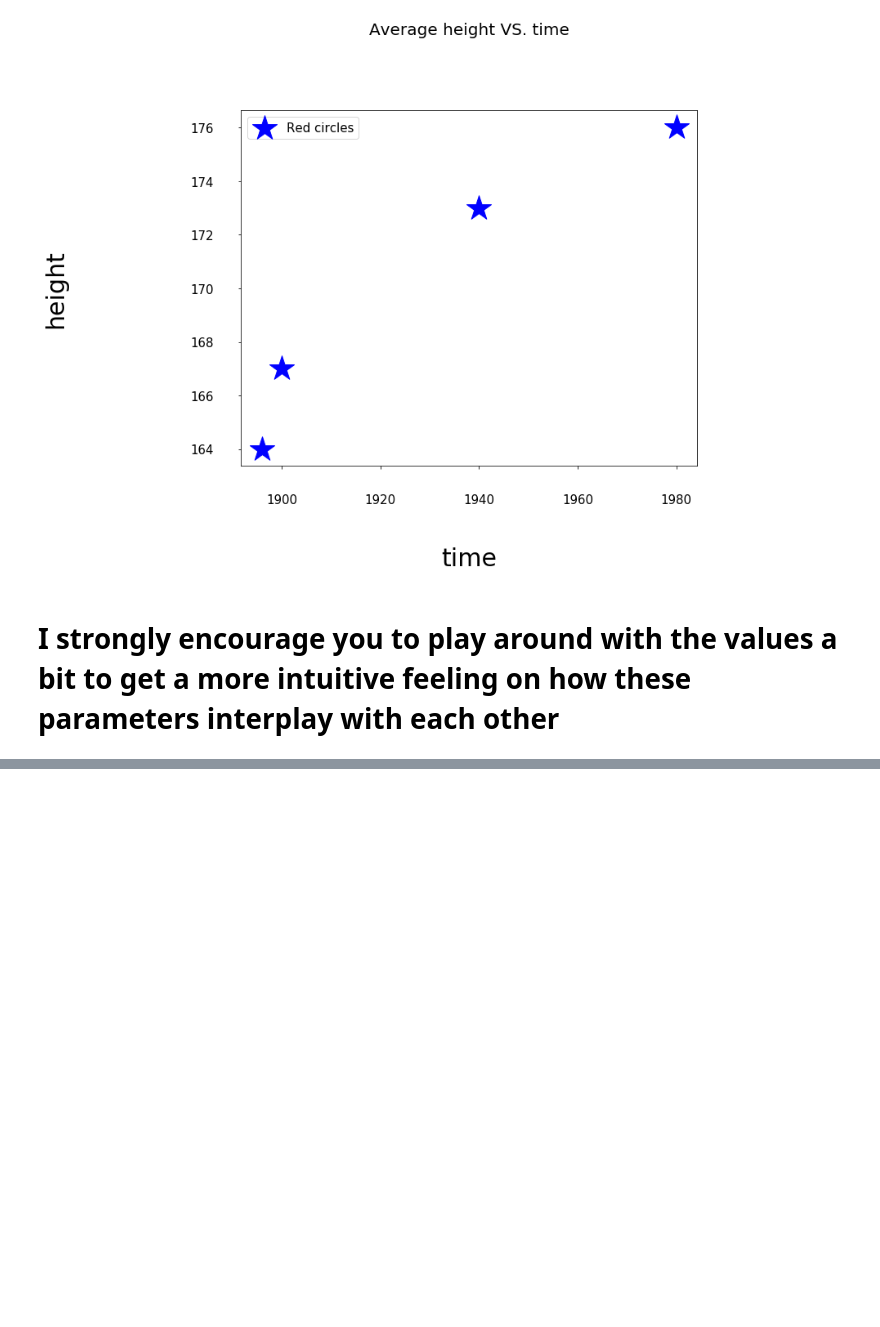
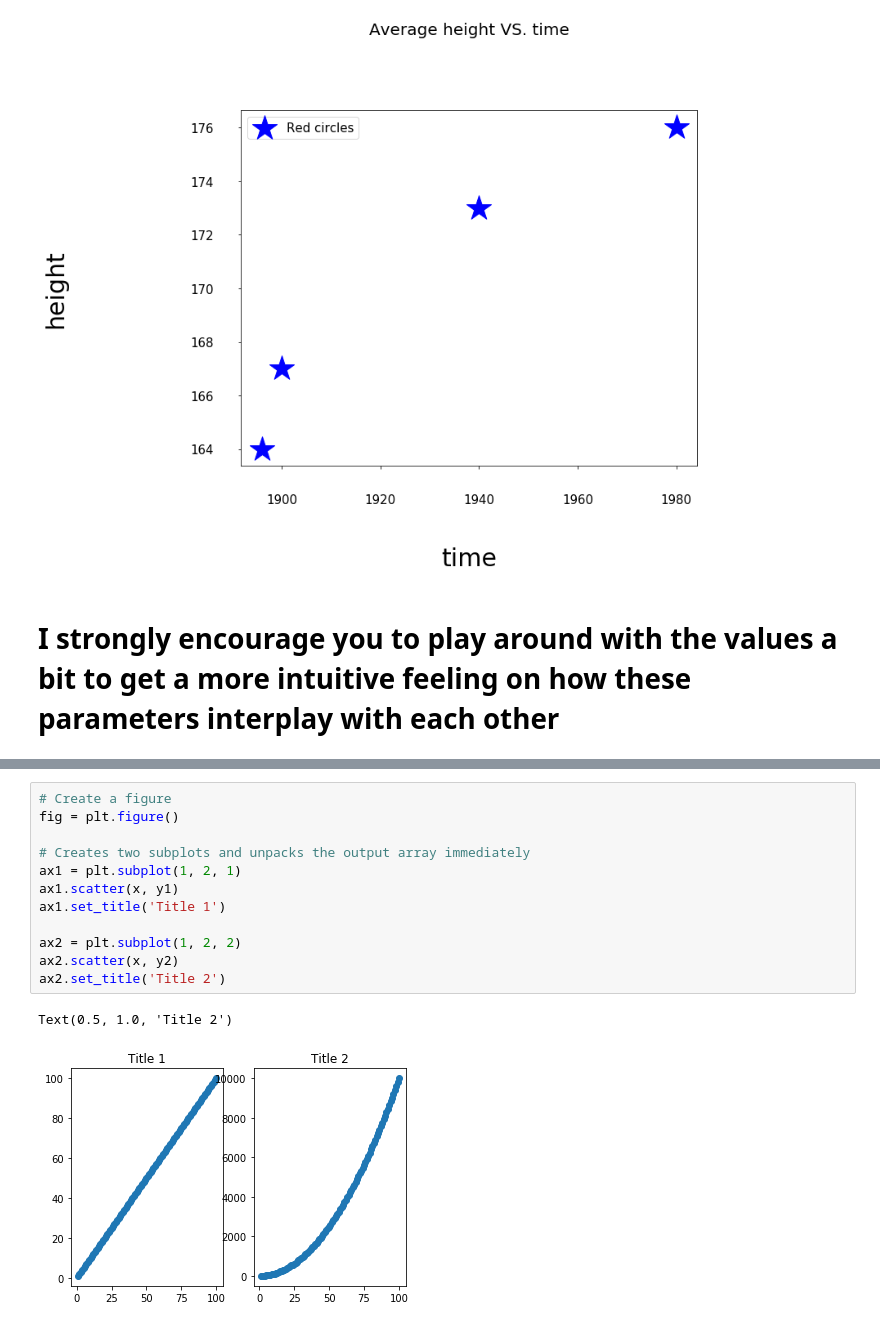
Before and after one commit to RuslanBrilenkov/Python_Tutorials, a Jupyter notebook: Learning_Plots_with_matplotlib.ipynb, the cells around one changed output, grey strips where cells are left out. Drawn from its saved outputs; the diff is of its cells as text; blank space fills up the shorter version.

```diff
--- a/Learning_Plots_with_matplotlib.ipynb
+++ b/Learning_Plots_with_matplotlib.ipynb
@@ -259,0 +351,15 @@ plt.legend(loc="best", fontsize=15)
+# %%
+# Create a figure
+fig = plt.figure()
+
+# Creates two subplots and unpacks the output array immediately
+ax1 = plt.subplot(1, 2, 1)
+ax1.scatter(x, y1)
+ax1.set_title('Title 1')
+
+ax2 = plt.subplot(1, 2, 2)
+ax2.scatter(x, y2)
+ax2.set_title('Title 2')
+# %% [output]
+Text(0.5, 1.0, 'Title 2')
+[figure, added]
```
Also changed, not shown: parts of 21 cells of this notebook.
